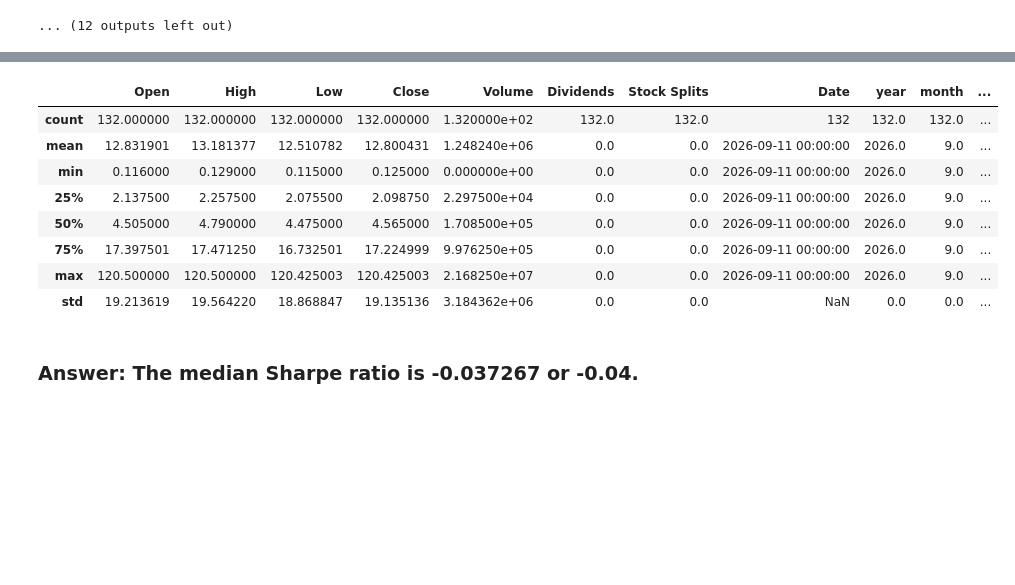
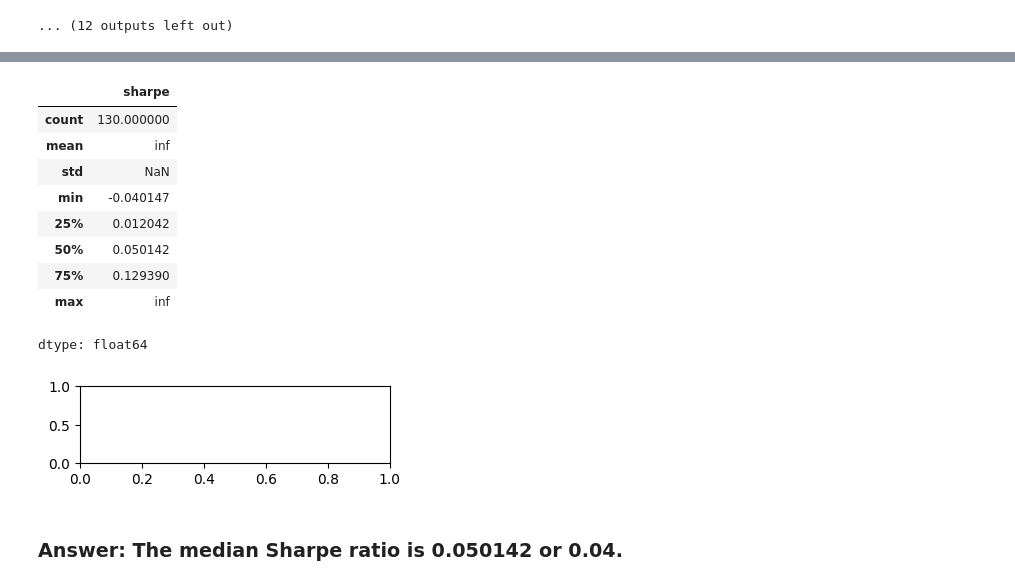
Before and after one commit to romadvincula/learn, a Jupyter notebook: dtc/stock-market-analytics-zoomcamp-2026/02-dataframe-analysis/homework2_answered.ipynb, the cells around one changed output, grey strips where cells are left out. Saved outputs shown, nothing was run; the diff lists cells and outputs as text; code cells hidden in the pictures; blank space fills up the shorter version.

Commit message:
add q3 answer to sma 2026 hw2

```diff
--- a/dtc/stock-market-analytics-zoomcamp-2026/02-dataframe-analysis/homework2_answered.ipynb
+++ b/dtc/stock-market-analytics-zoomcamp-2026/02-dataframe-analysis/homework2_answered.ipynb
@@ -242,14 +242,21 @@ for i, t in enumerate(tickers):
     temp['weekday'] = temp.index.weekday
     temp['close_252d'] = temp.Close.shift(252)
     # 1 year of trading day's growth
-    temp['growth_252d_raw'] = temp.Close / temp['close_252d']
-    temp['growth_252d'] = (temp.Close / temp['close_252d']) - 1
+    temp['growth_252d'] = temp.Close / temp['close_252d']
+    temp['growth_252d_percent'] = (temp.Close / temp['close_252d']) - 1
     # annualized volatility
     temp['volatility'] = temp.Close.rolling(30).std() * np.sqrt(252)
     # sharpe ratio - risk-adjusted performance of an investment (higher is better)
     temp['sharpe'] = (
         temp['growth_252d'] - risk_free_rate_of_return
         ) / temp['volatility']
+
+    # calculate future growth for question 3
+    for month_num in range(1, 13, 1):
+      temp["future_growth_"+str(month_num)+"_m"] = (
+          temp.Close.shift(-21 * month_num) / temp.Close
+      )
+
 
   except Exception as e:
     print(f"Skipped {t} due to {e}")
@@ -283,15 +298,17 @@ Skipped SDM due to 'Index' object has no attribute 'date'
 # %%
 stocks_filtered = stocks_df[stocks_df.Date == '2026-09-11']
-display(stocks_filtered.describe())
+display(stocks_filtered.sharpe.describe())
 # %% [output]
-|  | Open | High | Low | Close | Volume | Dividends | Stock Splits | Date | year | month | ... |
-| count | 132.000000 | 132.000000 | 132.000000 | 132.000000 | 1.320000e+02 | 132.0 | 132.0 | 132 | 132.0 | 132.0 | ... |
-| mean | 12.831901 | 13.181377 | 12.510782 | 12.800431 | 1.248240e+06 | 0.0 | 0.0 | 2026-09-11 00:00:00 | 2026.0 | 9.0 | ... |
-| min | 0.116000 | 0.129000 | 0.115000 | 0.125000 | 0.000000e+00 | 0.0 | 0.0 | 2026-09-11 00:00:00 | 2026.0 | 9.0 | ... |
-| 25% | 2.137500 | 2.257500 | 2.075500 | 2.098750 | 2.297500e+04 | 0.0 | 0.0 | 2026-09-11 00:00:00 | 2026.0 | 9.0 | ... |
-| 50% | 4.505000 | 4.790000 | 4.475000 | 4.565000 | 1.708500e+05 | 0.0 | 0.0 | 2026-09-11 00:00:00 | 2026.0 | 9.0 | ... |
-| 75% | 17.397501 | 17.471250 | 16.732501 | 17.224999 | 9.976250e+05 | 0.0 | 0.0 | 2026-09-11 00:00:00 | 2026.0 | 9.0 | ... |
-| max | 120.500000 | 120.500000 | 120.425003 | 120.425003 | 2.168250e+07 | 0.0 | 0.0 | 2026-09-11 00:00:00 | 2026.0 | 9.0 | ... |
-| std | 19.213619 | 19.564220 | 18.868847 | 19.135136 | 3.184362e+06 | 0.0 | 0.0 | NaN | 0.0 | 0.0 | ... |
+|  | sharpe |
+| count | 130.000000 |
+| mean | inf |
+| std | NaN |
+| min | -0.040147 |
+| 25% | 0.012042 |
+| 50% | 0.050142 |
+| 75% | 0.129390 |
+| max | inf |
+dtype: float64
+[figure, added]
 # %% [markdown]
-### Answer: The median Sharpe ratio is -0.037267 or -0.04.
+### Answer: The median Sharpe ratio is 0.050142 or 0.04.
```
Also changed, not shown: parts of 10 cells of this notebook.
